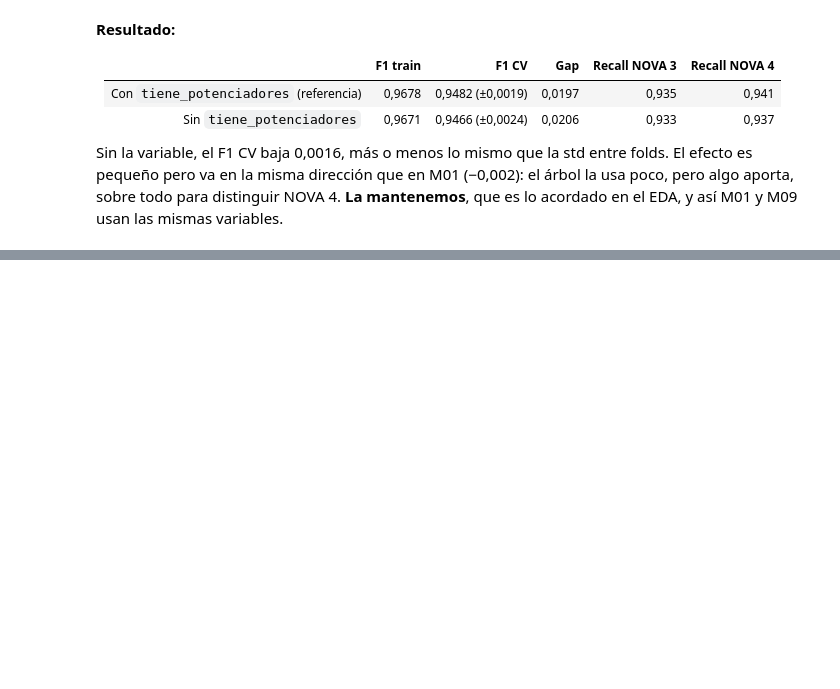
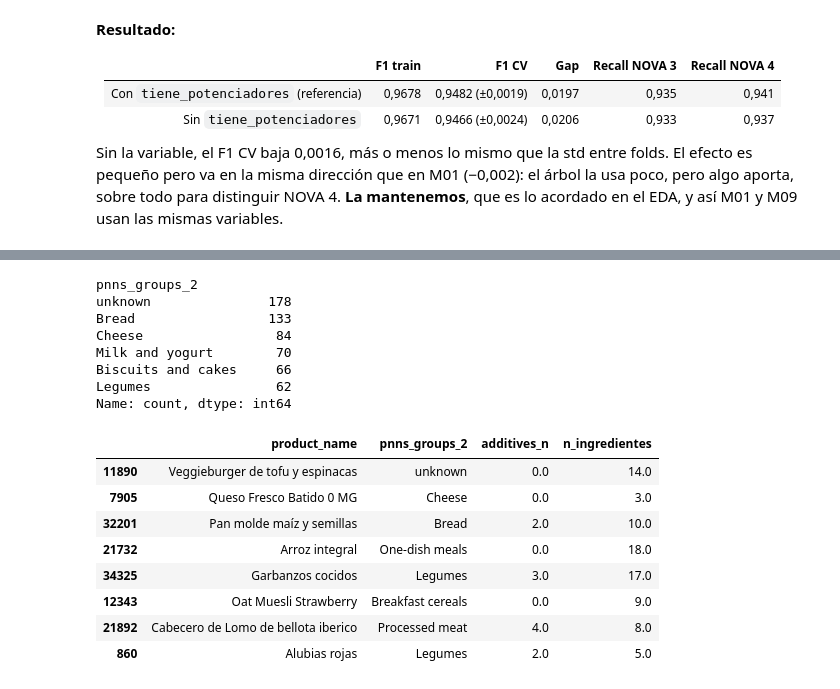
Before and after one commit to IA-P1-BCN/real-food-classifier, a Jupyter notebook: notebooks/03_m09_decision_tree.ipynb, the cells around one changed output, grey strips where cells are left out. Saved outputs shown, nothing was run; the diff lists cells and outputs as text; code cells hidden in the pictures; blank space fills up the shorter version.

```diff
--- a/notebooks/03_m09_decision_tree.ipynb
+++ b/notebooks/03_m09_decision_tree.ipynb
@@ -219,0 +335,23 @@ Sin la variable, el F1 CV baja 0,0016, más o menos lo mismo que la std entre fo
+# %%
+wrong_4_as_3 = errors[(errors[TARGET] == 4) & (errors["pred"] == 3)]
+display(wrong_4_as_3["pnns_groups_2"].value_counts().head(6))
+display(wrong_4_as_3[["product_name", "pnns_groups_2", "additives_n", "n_ingredientes"]]
+        .sample(8, random_state=1))   # unos ejemplos para mirarlos a ojo
+# %% [output]
+pnns_groups_2
+unknown               178
+Bread                 133
+Cheese                 84
+Milk and yogurt        70
+Biscuits and cakes     66
+Legumes                62
+Name: count, dtype: int64
+|  | product_name | pnns_groups_2 | additives_n | n_ingredientes |
+| 11890 | Veggieburger de tofu y espinacas | unknown | 0.0 | 14.0 |
+| 7905 | Queso Fresco Batido 0 MG | Cheese | 0.0 | 3.0 |
+| 32201 | Pan molde maíz y semillas | Bread | 2.0 | 10.0 |
+| 21732 | Arroz integral | One-dish meals | 0.0 | 18.0 |
+| 34325 | Garbanzos cocidos | Legumes | 3.0 | 17.0 |
+| 12343 | Oat Muesli Strawberry | Breakfast cereals | 0.0 | 9.0 |
+| 21892 | Cabecero de Lomo de bellota iberico | Processed meat | 4.0 | 8.0 |
+| 860 | Alubias rojas | Legumes | 2.0 | 5.0 |
```
Also changed, not shown: parts of 10 cells of this notebook.
